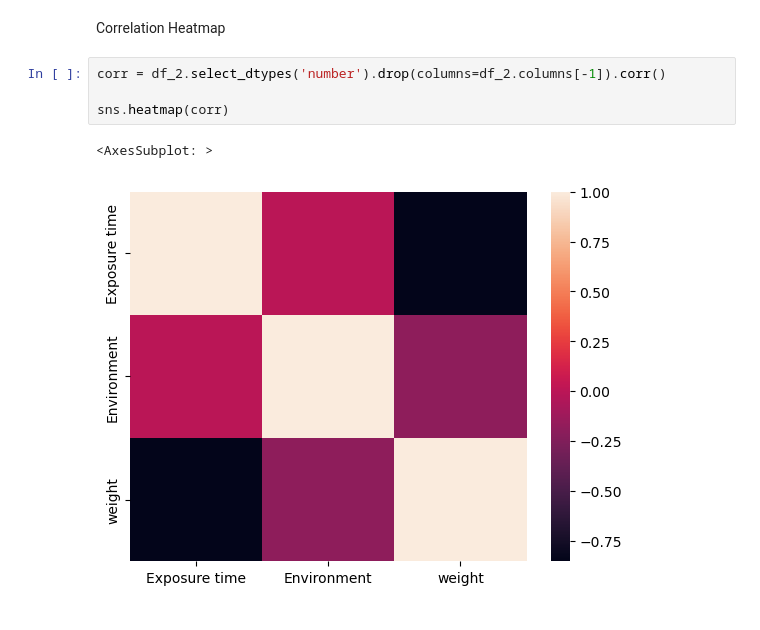
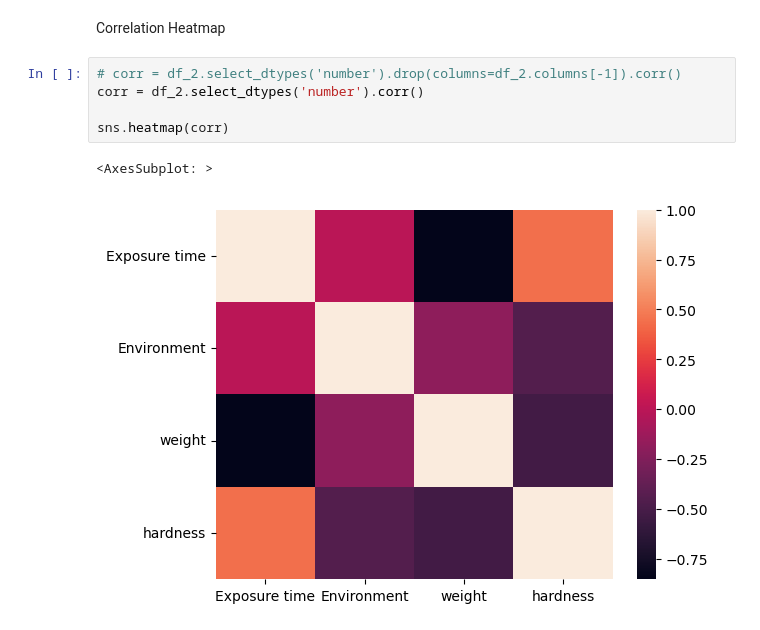
Before and after one commit to iretex/research, a Jupyter notebook: EDA.ipynb, the cells around one changed output. Drawn from its saved outputs; the diff is of its cells as text.

```diff
--- a/EDA.ipynb
+++ b/EDA.ipynb
@@ -87,9 +88,10 @@ plt.show()
 # %% [markdown]
 Correlation Heatmap
 # %%
-corr = df_2.select_dtypes('number').drop(columns=df_2.columns[-1]).corr()
+# corr = df_2.select_dtypes('number').drop(columns=df_2.columns[-1]).corr()
+corr = df_2.select_dtypes('number').corr()
 
 sns.heatmap(corr)
 # %% [output]
 <AxesSubplot: >
-[figure, old version]
+[figure, new version]
```
Also changed, not shown: parts of 1 cell of this notebook, 2 other files.
